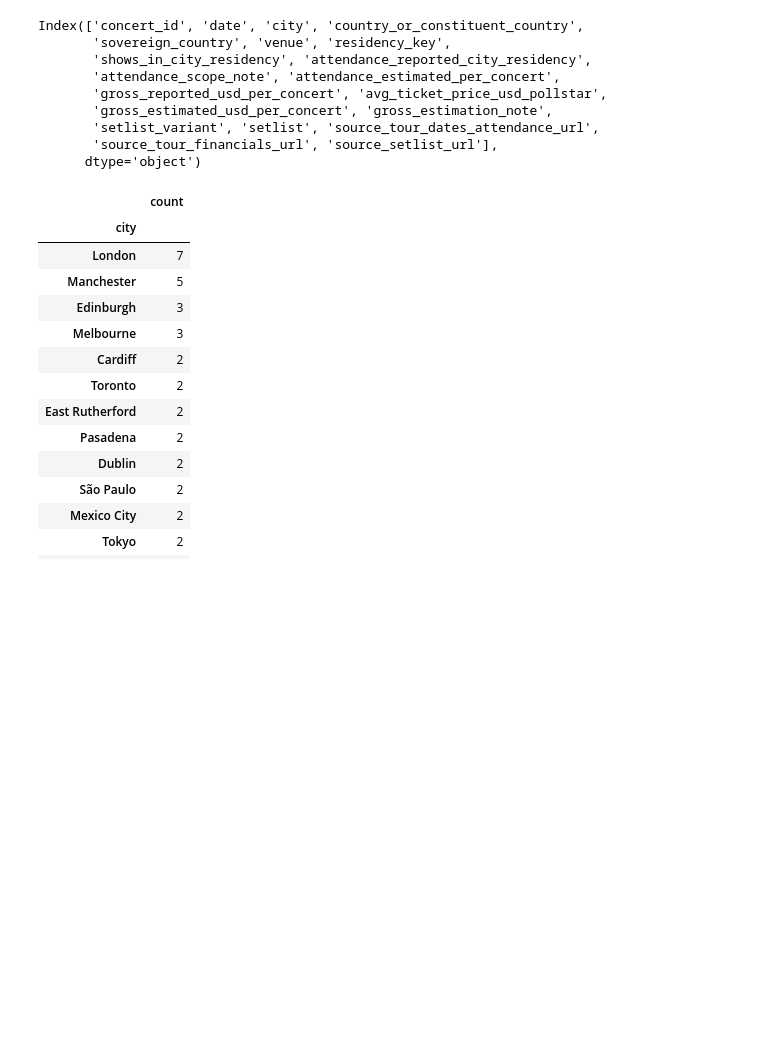
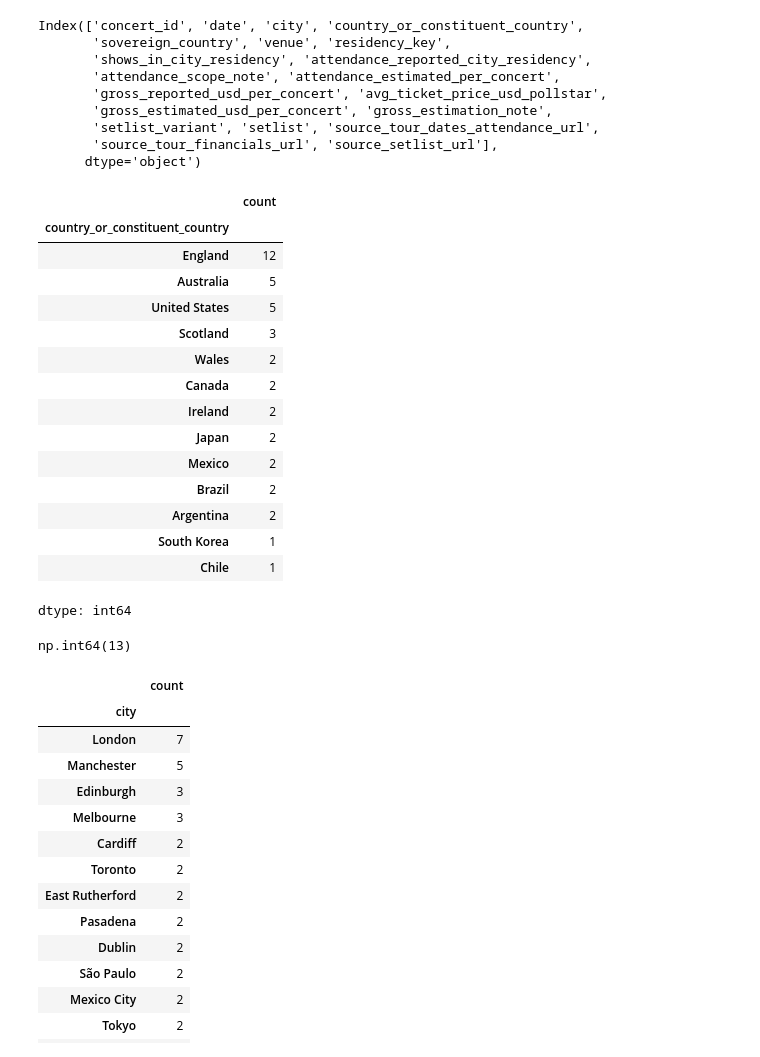
Before and after one commit to CamFuenzalidaC/super_mercado, a Jupyter notebook: Actividad_MD.ipynb, the cells around one changed output. Saved outputs shown, nothing was run; the diff lists cells and outputs as text; code cells hidden in the pictures; blank space fills up the shorter version.

```diff
--- a/Actividad_MD.ipynb
+++ b/Actividad_MD.ipynb
@@ -28,6 +28,29 @@ Index(['concert_id', 'date', 'city', 'country_or_constituent_country',
        'setlist_variant', 'setlist', 'source_tour_dates_attendance_url',
        'source_tour_financials_url', 'source_setlist_url'],
       dtype='object')
+# %%
+df['country_or_constituent_country'].value_counts()# variables categoricas encontradas: obejetivo country
+# %% [output]
+|  | count |
+| country_or_constituent_country |  |
+| England | 12 |
+| Australia | 5 |
+| United States | 5 |
+| Scotland | 3 |
+| Wales | 2 |
+| Canada | 2 |
+| Ireland | 2 |
+| Japan | 2 |
+| Mexico | 2 |
+| Brazil | 2 |
+| Argentina | 2 |
+| South Korea | 1 |
+| Chile | 1 |
+dtype: int64
+# %%
+df['country_or_constituent_country'].value_counts().count()
+# %% [output]
+np.int64(13)
 # %%
 df['city'].value_counts() # variables categoricas encontradas: obejetivo city
 # %% [output]
```
